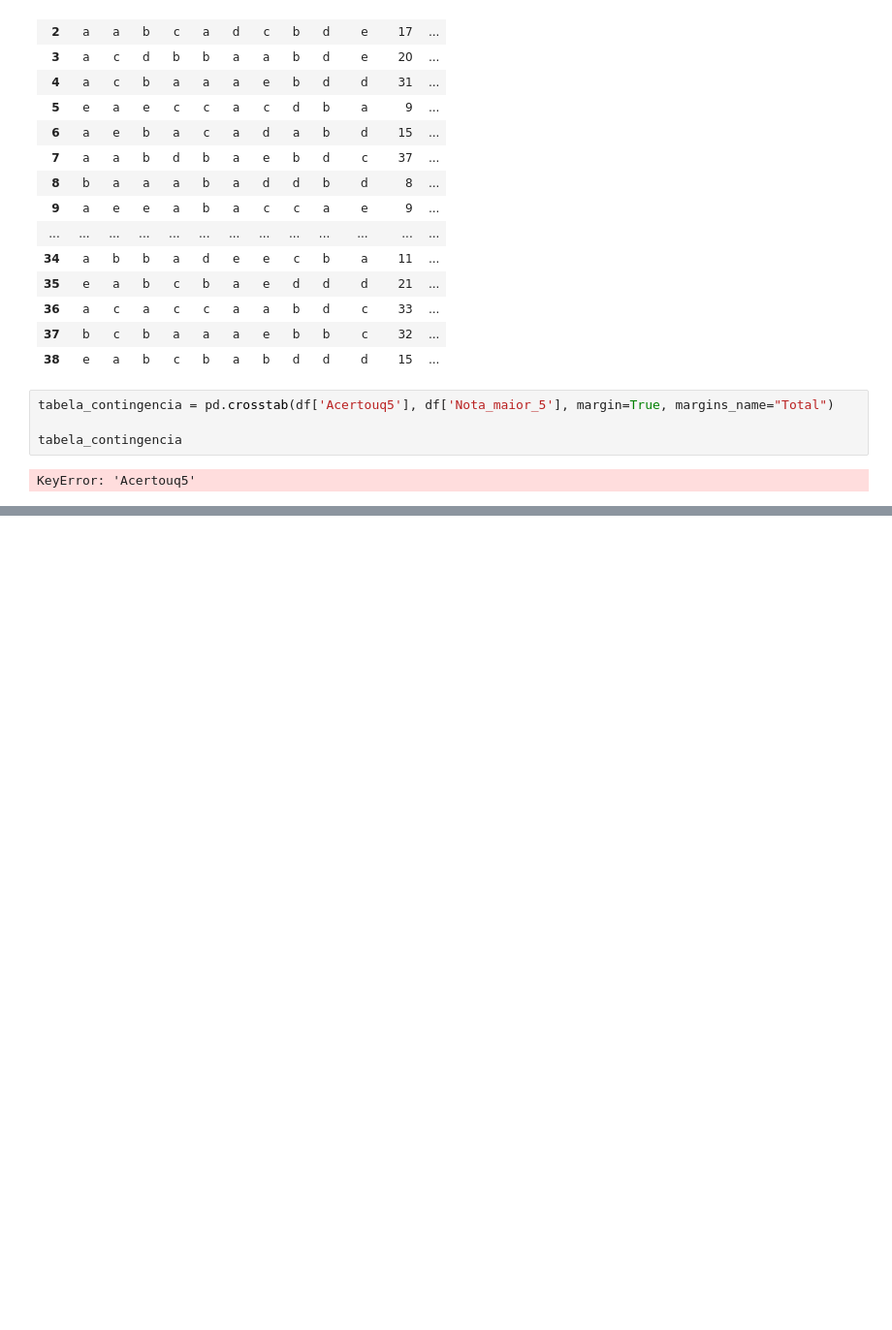
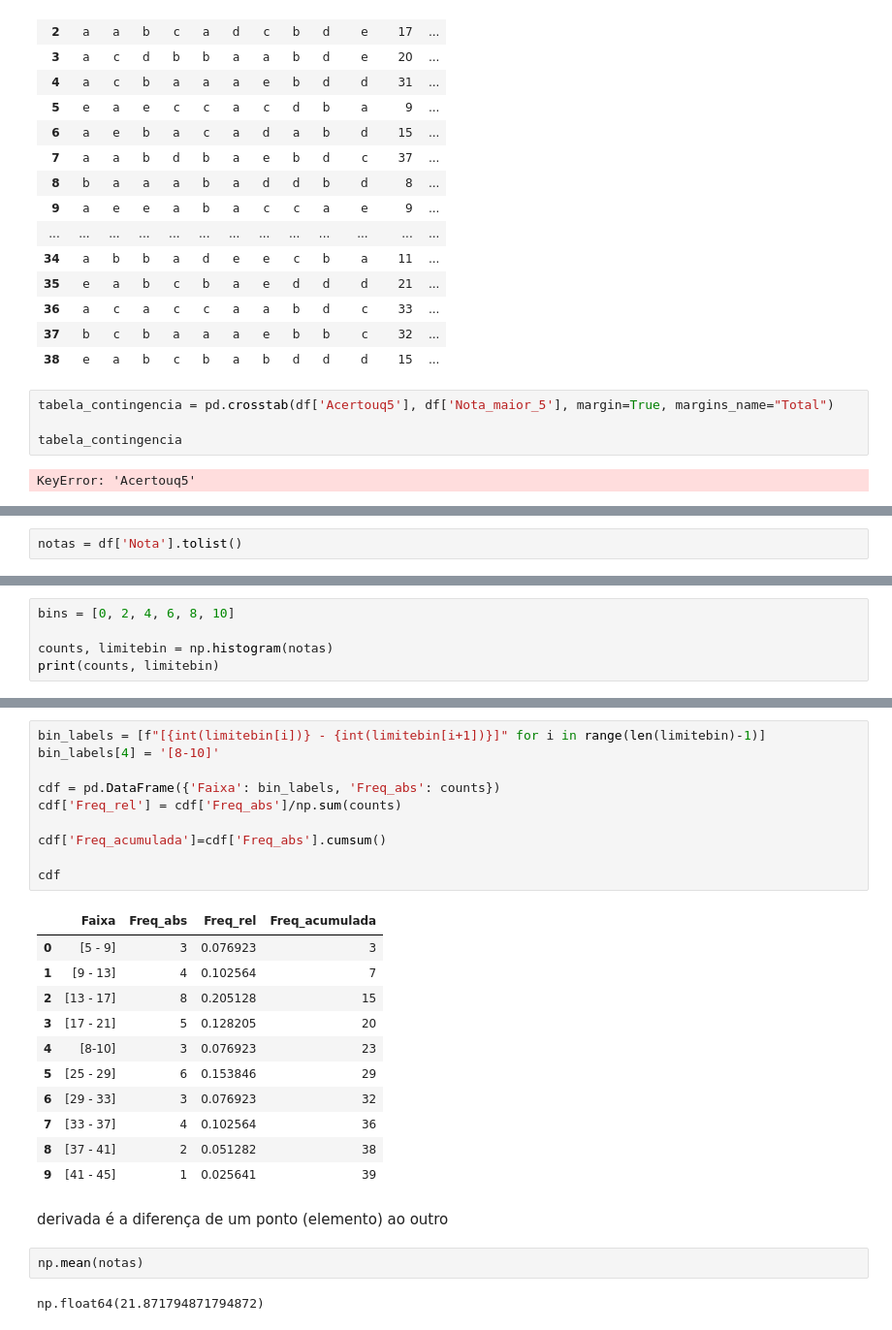
Before and after one commit to GabrDeme/2025-3S-3CD, a Jupyter notebook: aulas/23_03_2026_.ipynb, the cells around one changed output, grey strips where cells are left out. Shown at 97% size. Drawn from its saved outputs; the diff is of its cells as text; blank space fills up the shorter version.

```diff
--- a/aulas/23_03_2026_.ipynb
+++ b/aulas/23_03_2026_.ipynb
@@ -155,0 +174,2 @@ KeyError: 'Acertouq5'
+# %%
+notas = df['Nota'].tolist()
@@ -155,0 +178,5 @@ KeyError: 'Acertouq5'
+# %%
+bins = [0, 2, 4, 6, 8, 10]
+
+counts, limitebin = np.histogram(notas)
+print(counts, limitebin)
@@ -155,0 +201,28 @@ KeyError: 'Acertouq5'
+# %%
+bin_labels = [f"[{int(limitebin[i])} - {int(limitebin[i+1])}]" for i in range(len(limitebin)-1)]
+bin_labels[4] = '[8-10]'
+
+cdf = pd.DataFrame({'Faixa': bin_labels, 'Freq_abs': counts})
+cdf['Freq_rel'] = cdf['Freq_abs']/np.sum(counts)
+
+cdf['Freq_acumulada']=cdf['Freq_abs'].cumsum()
+
+cdf
+# %% [output]
+|  | Faixa | Freq_abs | Freq_rel | Freq_acumulada |
+| 0 | [5 - 9] | 3 | 0.076923 | 3 |
+| 1 | [9 - 13] | 4 | 0.102564 | 7 |
+| 2 | [13 - 17] | 8 | 0.205128 | 15 |
+| 3 | [17 - 21] | 5 | 0.128205 | 20 |
+| 4 | [8-10] | 3 | 0.076923 | 23 |
+| 5 | [25 - 29] | 6 | 0.153846 | 29 |
+| 6 | [29 - 33] | 3 | 0.076923 | 32 |
+| 7 | [33 - 37] | 4 | 0.102564 | 36 |
+| 8 | [37 - 41] | 2 | 0.051282 | 38 |
+| 9 | [41 - 45] | 1 | 0.025641 | 39 |
+# %% [markdown]
+derivada é a diferença de um ponto (elemento) ao outro
+# %%
+np.mean(notas)
+# %% [output]
+np.float64(21.871794871794872)
```
Also changed, not shown: parts of 7 cells of this notebook, 1 other file.
